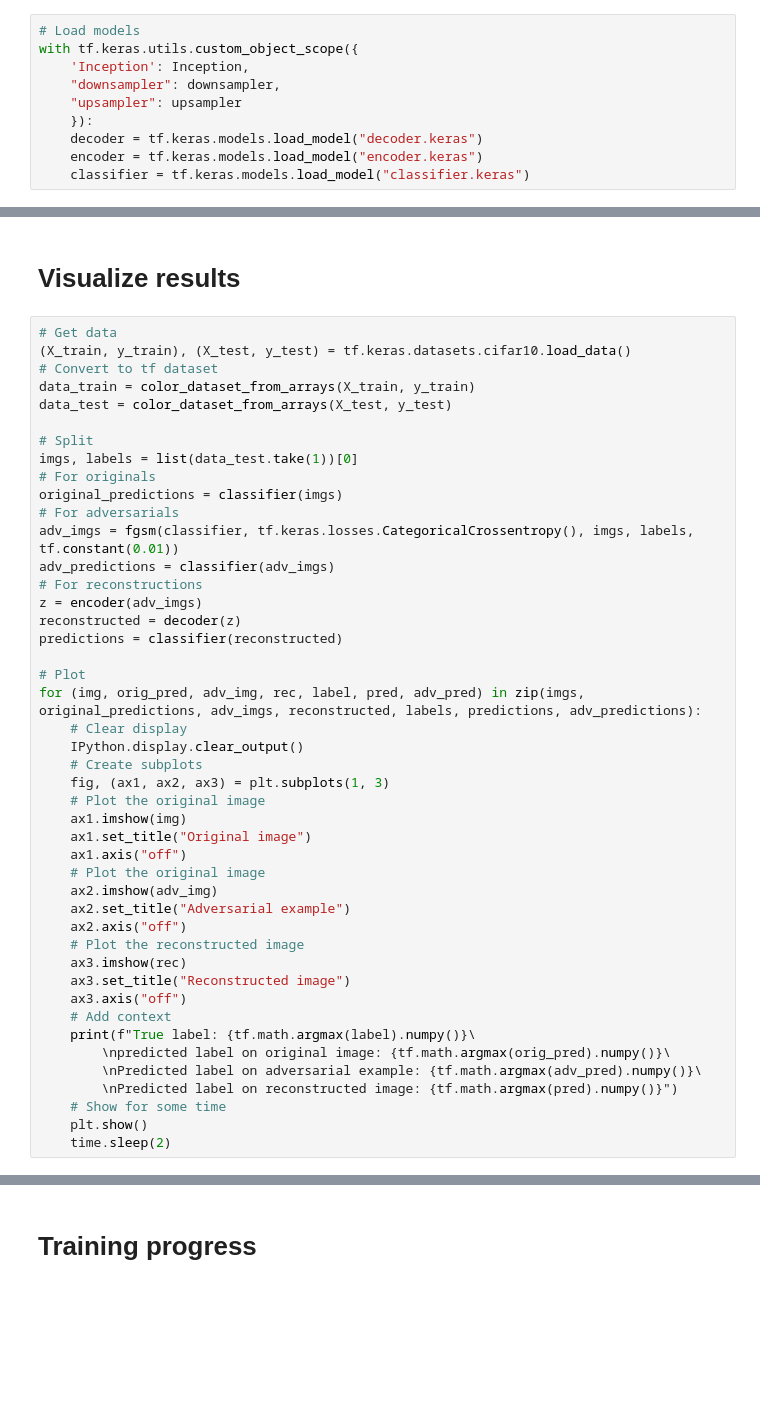
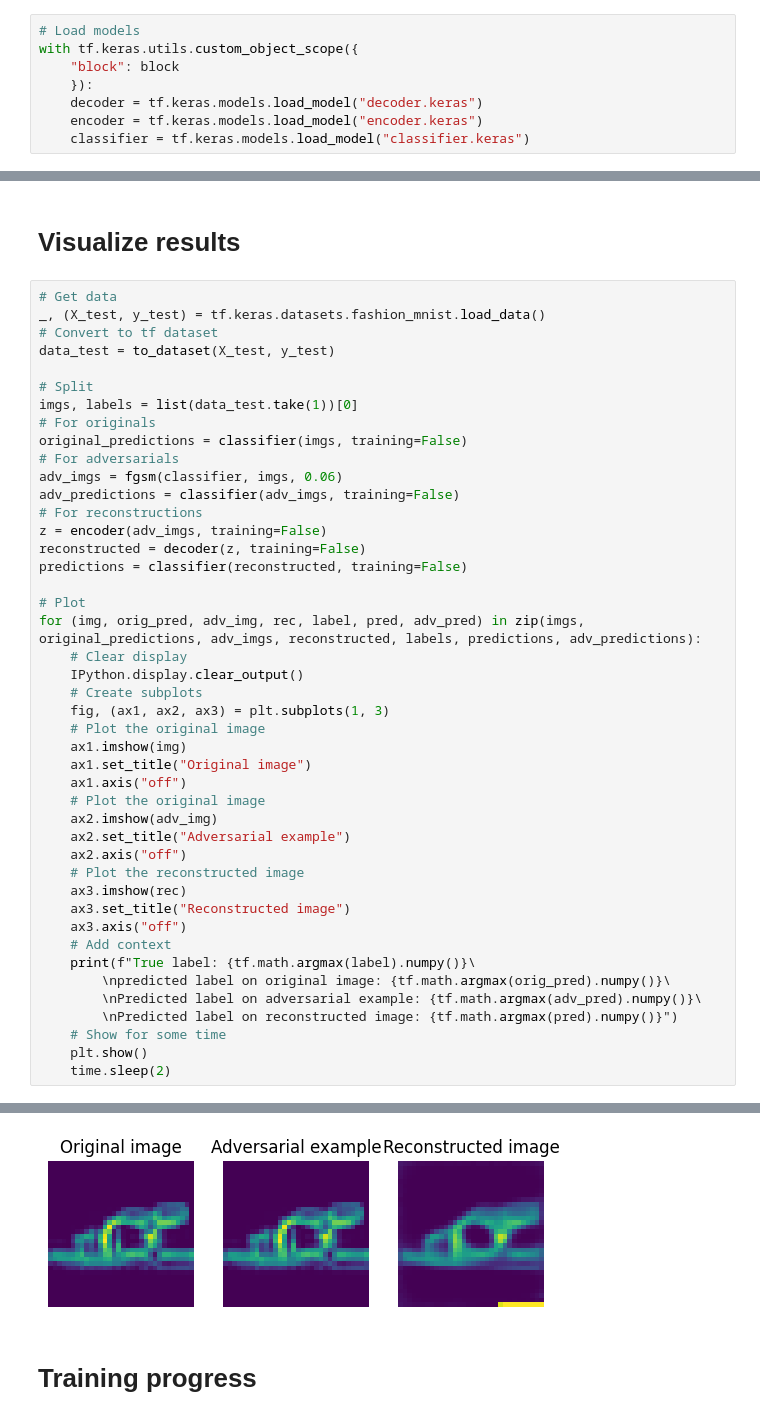
Before and after one commit to TychonBos/RTDM, a Jupyter notebook: visualize.ipynb, the cells around one changed output, grey strips where cells are left out. Saved outputs shown, nothing was run; the diff lists cells and outputs as text; blank space fills up the shorter version.

```diff
--- a/visualize.ipynb
+++ b/visualize.ipynb
@@ -14,9 +16,7 @@ from matplotlib import pyplot as plt
 # %%
 # Load models
 with tf.keras.utils.custom_object_scope({
-    'Inception': Inception,
-    "downsampler": downsampler,
-    "upsampler": upsampler
+    "block": block
     }):
     decoder = tf.keras.models.load_model("decoder.keras")
     encoder = tf.keras.models.load_model("encoder.keras")
@@ -32,22 +29,21 @@ WARNING:tensorflow:No training configuration found in the save file, so the mode
 # Visualize results
 # %%
 # Get data
-(X_train, y_train), (X_test, y_test) = tf.keras.datasets.cifar10.load_data()
+_, (X_test, y_test) = tf.keras.datasets.fashion_mnist.load_data()
 # Convert to tf dataset
-data_train = color_dataset_from_arrays(X_train, y_train)
-data_test = color_dataset_from_arrays(X_test, y_test)
+data_test = to_dataset(X_test, y_test)
 
 # Split
 imgs, labels = list(data_test.take(1))[0]
 # For originals
-original_predictions = classifier(imgs)
+original_predictions = classifier(imgs, training=False)
 # For adversarials
-adv_imgs = fgsm(classifier, tf.keras.losses.CategoricalCrossentropy(), imgs, labels, tf.constant(0.01))
-adv_predictions = classifier(adv_imgs)
+adv_imgs = fgsm(classifier, imgs, 0.06)
+adv_predictions = classifier(adv_imgs, training=False)
 # For reconstructions
-z = encoder(adv_imgs)
-reconstructed = decoder(z)
-predictions = classifier(reconstructed)
+z = encoder(adv_imgs, training=False)
+reconstructed = decoder(z, training=False)
+predictions = classifier(reconstructed, training=False)
 
 # Plot
 for (img, orig_pred, adv_img, rec, label, pred, adv_pred) in zip(imgs, original_predictions, adv_imgs, reconstructed, labels, predictions, adv_predictions):
@@ -75,3 +71,4 @@ for (img, orig_pred, adv_img, rec, label, pred, adv_pred) in zip(imgs, original_
     # Show for some time
     plt.show()
     time.sleep(2)
+# %% [output]
@@ -78,3 +79,4 @@ for (img, orig_pred, adv_img, rec, label, pred, adv_pred) in zip(imgs, original_
+[figure, added]
 # %% [markdown]
 # Training progress
 # %%
```
Also changed, not shown: parts of 5 cells of this notebook.
